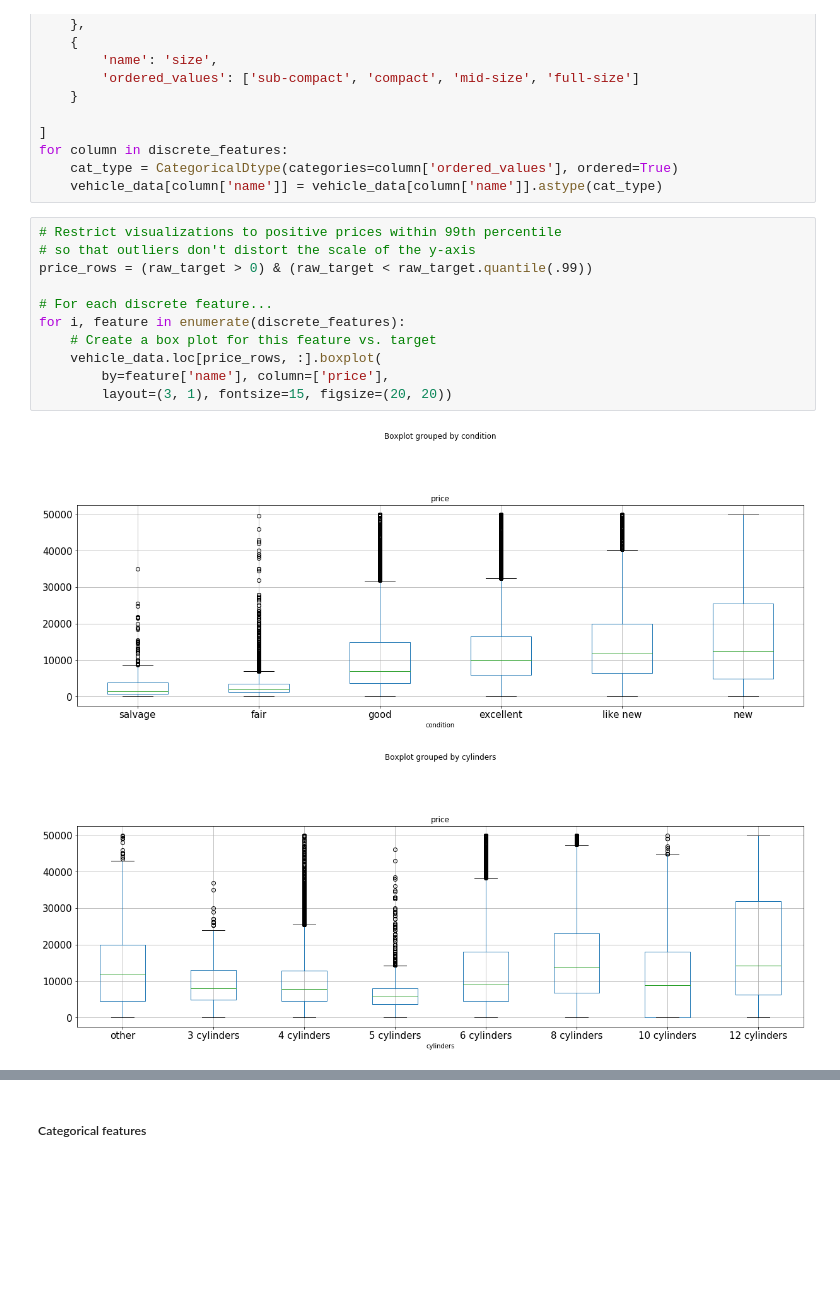
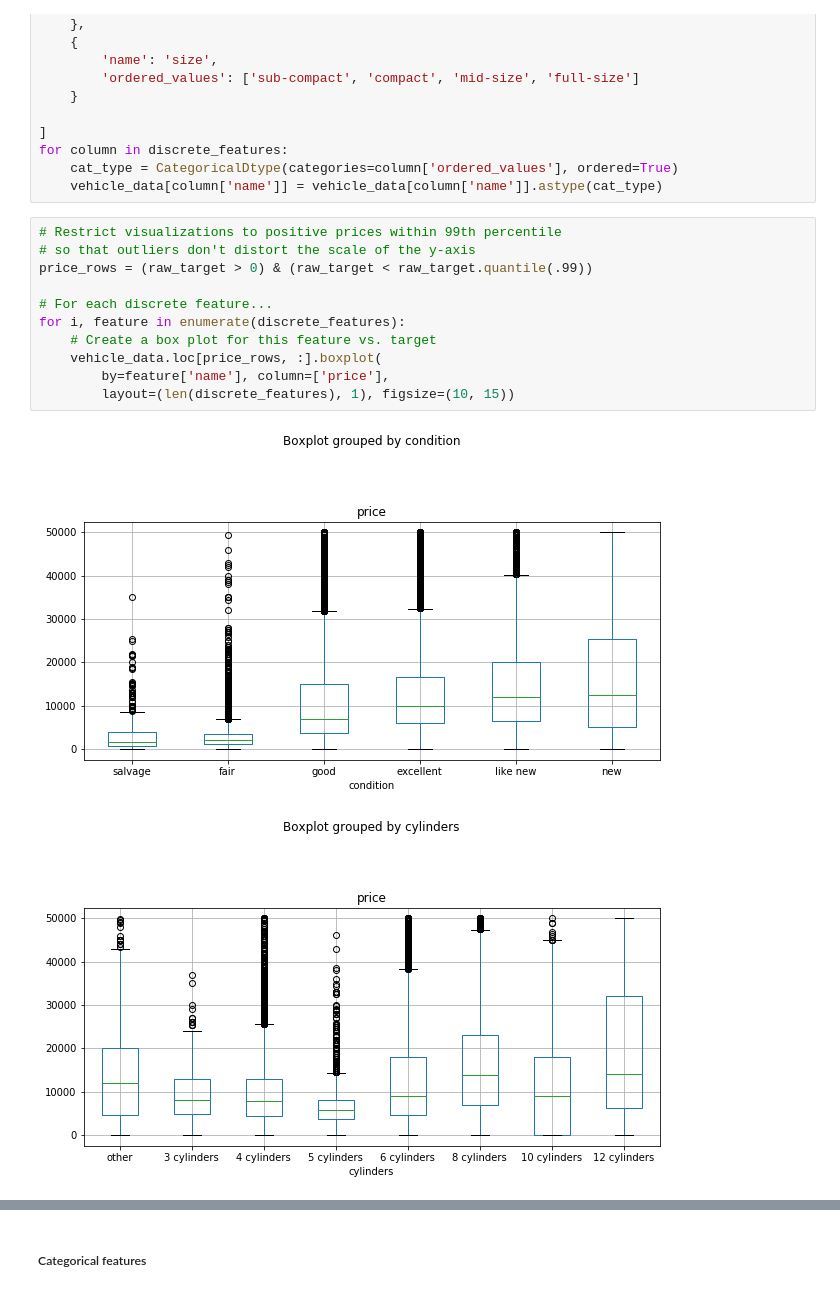
Before and after one commit to AppliedML2020/assignment-3-tomas-larrain, a Jupyter notebook: hw-3_Brett.ipynb, the cells around one changed output, grey strips where cells are left out. Saved outputs shown, nothing was run; the diff lists cells and outputs as text; blank space fills up the shorter version.

Commit message:
finish plots from task 1 and add other baselines model for task 2

```diff
--- a/hw-3_Brett.ipynb
+++ b/hw-3_Brett.ipynb
@@ -123,14 +123,14 @@ for column in discrete_features:
 # %%
 # Restrict visualizations to positive prices within 99th percentile
 # so that outliers don't distort the scale of the y-axis
 price_rows = (raw_target > 0) & (raw_target < raw_target.quantile(.99))
 
 # For each discrete feature...
 for i, feature in enumerate(discrete_features):
     # Create a box plot for this feature vs. target
     vehicle_data.loc[price_rows, :].boxplot(
         by=feature['name'], column=['price'],
-        layout=(3, 1), fontsize=15, figsize=(20, 20))
+        layout=(len(discrete_features), 1), figsize=(10, 15))
 # %% [output]
-[figure, old version]
+[figure, new version]
-[figure, old version]
+[figure, new version]
```
Also changed, not shown: parts of 9 cells of this notebook, 1 other file.
